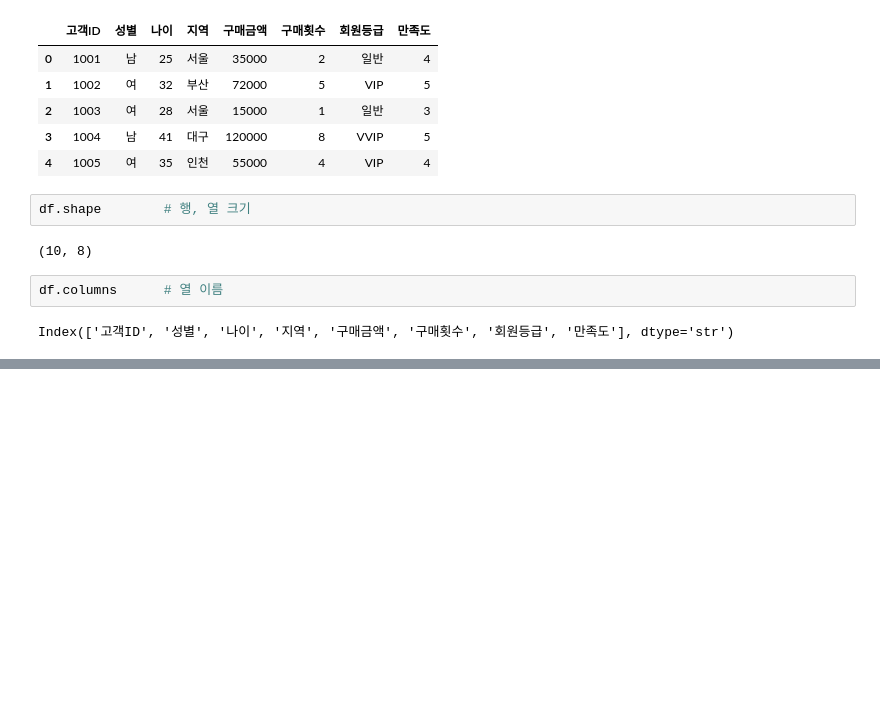
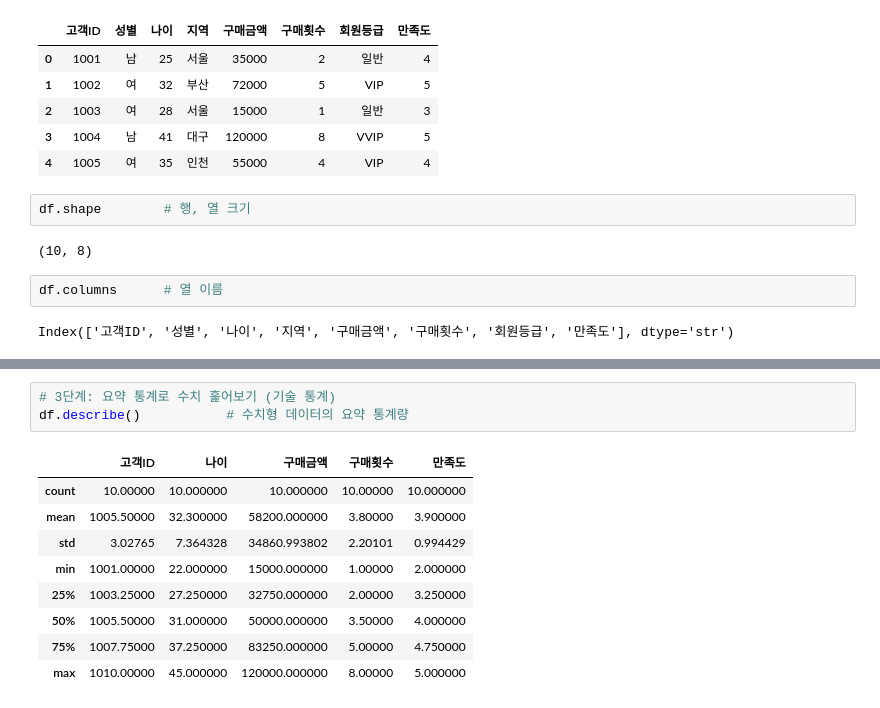
Before and after one commit to mirage060806/big0611, a Jupyter notebook: py/p04_머신러닝/ch02_전처리/ex01_탐색.ipynb, the cells around one changed output, grey strips where cells are left out. Drawn from its saved outputs; the diff is of its cells as text; blank space fills up the shorter version.

```diff
--- a/py/p04_머신러닝/ch02_전처리/ex01_탐색.ipynb
+++ b/py/p04_머신러닝/ch02_전처리/ex01_탐색.ipynb
@@ -36,0 +68,13 @@ Index(['고객ID', '성별', '나이', '지역', '구매금액', '구매횟수',
+# %%
+# 3단계: 요약 통계로 수치 훑어보기 (기술 통계)
+df.describe()           # 수치형 데이터의 요약 통계량
+# %% [output]
+|  | 고객ID | 나이 | 구매금액 | 구매횟수 | 만족도 |
+| count | 10.00000 | 10.000000 | 10.000000 | 10.00000 | 10.000000 |
+| mean | 1005.50000 | 32.300000 | 58200.000000 | 3.80000 | 3.900000 |
+| std | 3.02765 | 7.364328 | 34860.993802 | 2.20101 | 0.994429 |
+| min | 1001.00000 | 22.000000 | 15000.000000 | 1.00000 | 2.000000 |
+| 25% | 1003.25000 | 27.250000 | 32750.000000 | 2.00000 | 3.250000 |
+| 50% | 1005.50000 | 31.000000 | 50000.000000 | 3.50000 | 4.000000 |
+| 75% | 1007.75000 | 37.250000 | 83250.000000 | 5.00000 | 4.750000 |
+| max | 1010.00000 | 45.000000 | 120000.000000 | 8.00000 | 5.000000 |
```
Also changed, not shown: parts of 6 cells of this notebook, 1 other file.
